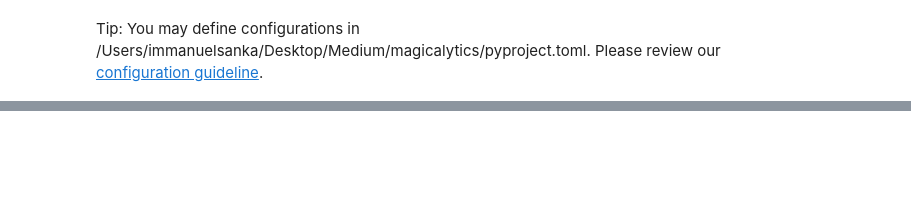
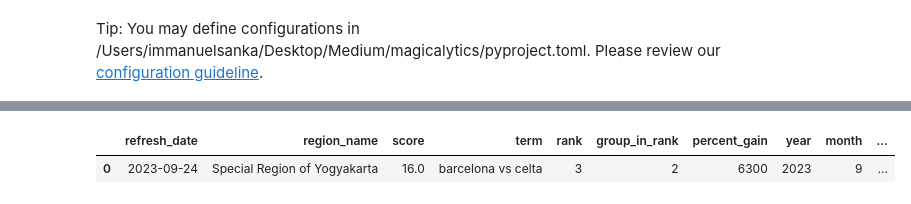
Before and after one commit to im-sanka/magicalytics, a Jupyter notebook: src/etl/wrangle.ipynb, the cells around one changed output, grey strips where cells are left out. Drawn from its saved outputs; the diff is of its cells as text; code cells hidden in the pictures; blank space fills up the shorter version.

```diff
--- a/src/etl/wrangle.ipynb
+++ b/src/etl/wrangle.ipynb
@@ -85,0 +61,5 @@ Name: refresh_date, Length: 50631, dtype: object
+# %%
+data.head(1)
+# %% [output]
+|  | refresh_date | region_name | score | term | rank | group_in_rank | percent_gain | year | month | ... |
+| 0 | 2023-09-24 | Special Region of Yogyakarta | 16.0 | barcelona vs celta | 3 | 2 | 6300 | 2023 | 9 | ... |
```
Also changed, not shown: parts of 19 cells of this notebook.
